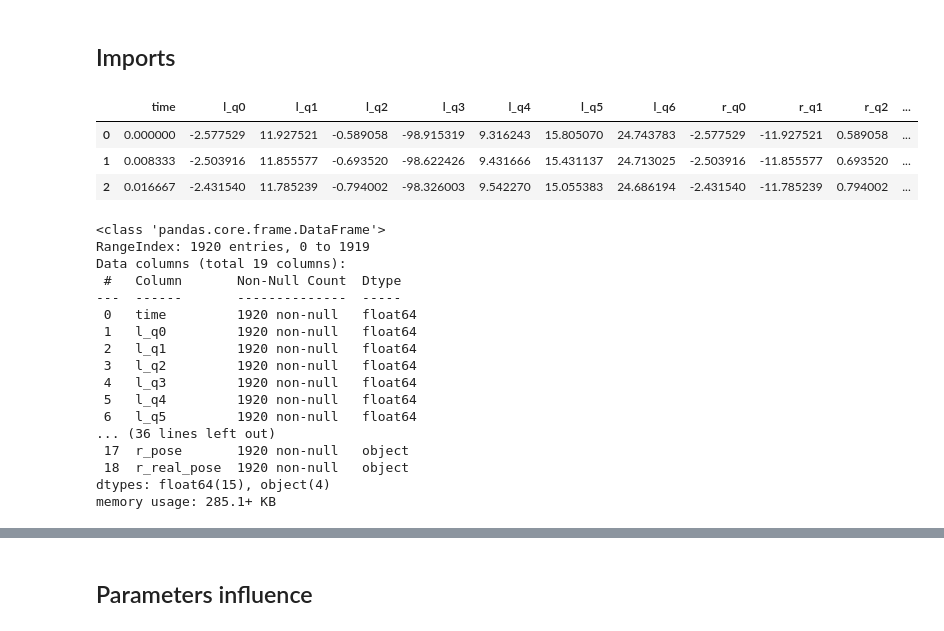
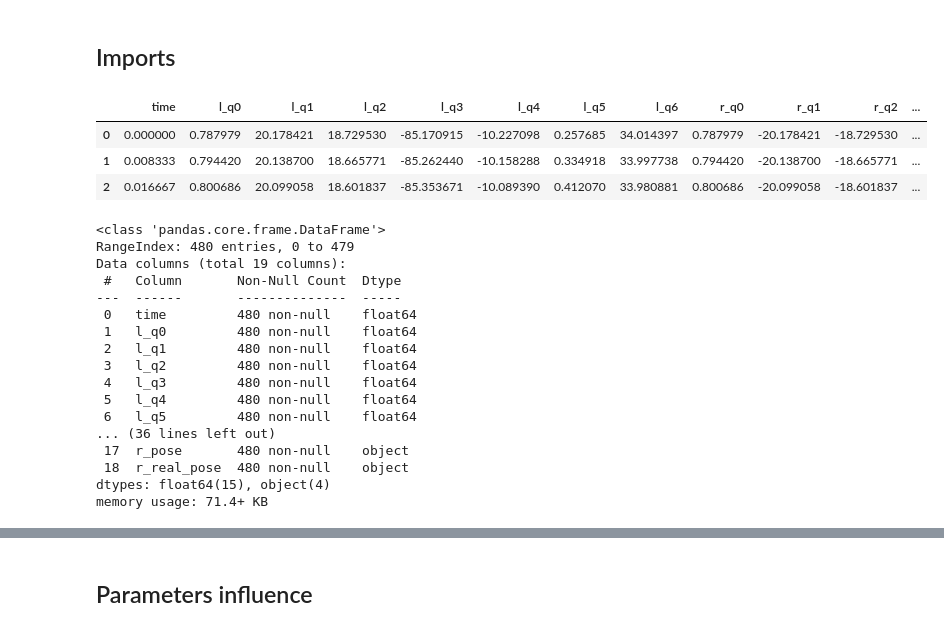
Before and after one commit to pollen-robotics/reachy2_qpik, a Jupyter notebook: src/example/metrics_eval.ipynb, the cells around one changed output, grey strips where cells are left out. Saved outputs shown, nothing was run; the diff lists cells and outputs as text; code cells hidden in the pictures.

```diff
--- a/src/example/metrics_eval.ipynb
+++ b/src/example/metrics_eval.ipynb
@@ -11,41 +11,41 @@ import pandas as pd
 import matplotlib.pyplot as plt
 from metrics import l2_error, rodrigues_error
 # %%
-test = "circle" # line, circle, heart
+test = "line" # line, circle, heart
 
 filepath_sym = f'data/sym_{test}_data.csv'
 filepath_num = f'data/num_{test}_data.csv'
 filepath_qp = f'data/qp_{test}_data.csv'
 
 df_sym = pd.read_csv(filepath_sym, sep=",", header=0).copy()
 df_num = pd.read_csv(filepath_num, sep=",", header=0).copy()
 df_qp = pd.read_csv(filepath_qp, sep=",", header=0).copy()
 
 display(df_sym.head(3))
 df_sym.info()
 df_num.info()
 # %% [output]
 |  | time | l_q0 | l_q1 | l_q2 | l_q3 | l_q4 | l_q5 | l_q6 | r_q0 | r_q1 | r_q2 | ... |
-| 0 | 0.000000 | -2.577529 | 11.927521 | -0.589058 | -98.915319 | 9.316243 | 15.805070 | 24.743783 | -2.577529 | -11.927521 | 0.589058 | ... |
-| 1 | 0.008333 | -2.503916 | 11.855577 | -0.693520 | -98.622426 | 9.431666 | 15.431137 | 24.713025 | -2.503916 | -11.855577 | 0.693520 | ... |
-| 2 | 0.016667 | -2.431540 | 11.785239 | -0.794002 | -98.326003 | 9.542270 | 15.055383 | 24.686194 | -2.431540 | -11.785239 | 0.794002 | ... |
+| 0 | 0.000000 | 0.787979 | 20.178421 | 18.729530 | -85.170915 | -10.227098 | 0.257685 | 34.014397 | 0.787979 | -20.178421 | -18.729530 | ... |
+| 1 | 0.008333 | 0.794420 | 20.138700 | 18.665771 | -85.262440 | -10.158288 | 0.334918 | 33.997738 | 0.794420 | -20.138700 | -18.665771 | ... |
+| 2 | 0.016667 | 0.800686 | 20.099058 | 18.601837 | -85.353671 | -10.089390 | 0.412070 | 33.980881 | 0.800686 | -20.099058 | -18.601837 | ... |
 <class 'pandas.core.frame.DataFrame'>
-RangeIndex: 1920 entries, 0 to 1919
+RangeIndex: 480 entries, 0 to 479
 Data columns (total 19 columns):
  #   Column       Non-Null Count  Dtype
 ---  ------       --------------  -----
- 0   time         1920 non-null   float64
- 1   l_q0         1920 non-null   float64
- 2   l_q1         1920 non-null   float64
- 3   l_q2         1920 non-null   float64
- 4   l_q3         1920 non-null   float64
- 5   l_q4         1920 non-null   float64
- 6   l_q5         1920 non-null   float64
+ 0   time         480 non-null    float64
+ 1   l_q0         480 non-null    float64
+ 2   l_q1         480 non-null    float64
+ 3   l_q2         480 non-null    float64
+ 4   l_q3         480 non-null    float64
+ 5   l_q4         480 non-null    float64
+ 6   l_q5         480 non-null    float64
 ... (36 lines left out)
- 17  r_pose       1920 non-null   object
- 18  r_real_pose  1920 non-null   object
+ 17  r_pose       480 non-null    object
+ 18  r_real_pose  480 non-null    object
 dtypes: float64(15), object(4)
-memory usage: 285.1+ KB
+memory usage: 71.4+ KB
 # %%
 def parse_pose_matrix(matrix_str):
     """Convert a string of a matrix into a NumPy array."""
```
Also changed, not shown: parts of 4 cells of this notebook, 9 other files.
